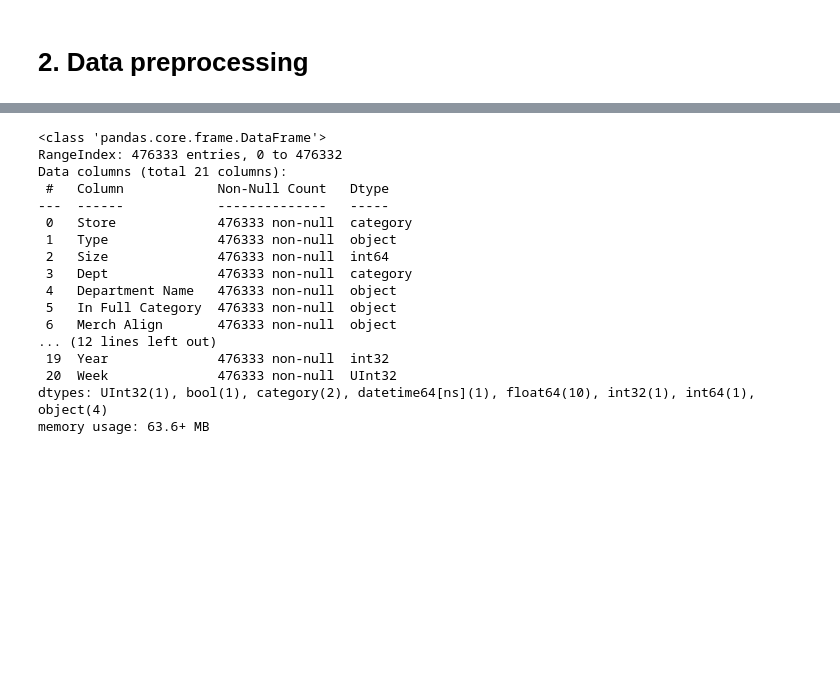
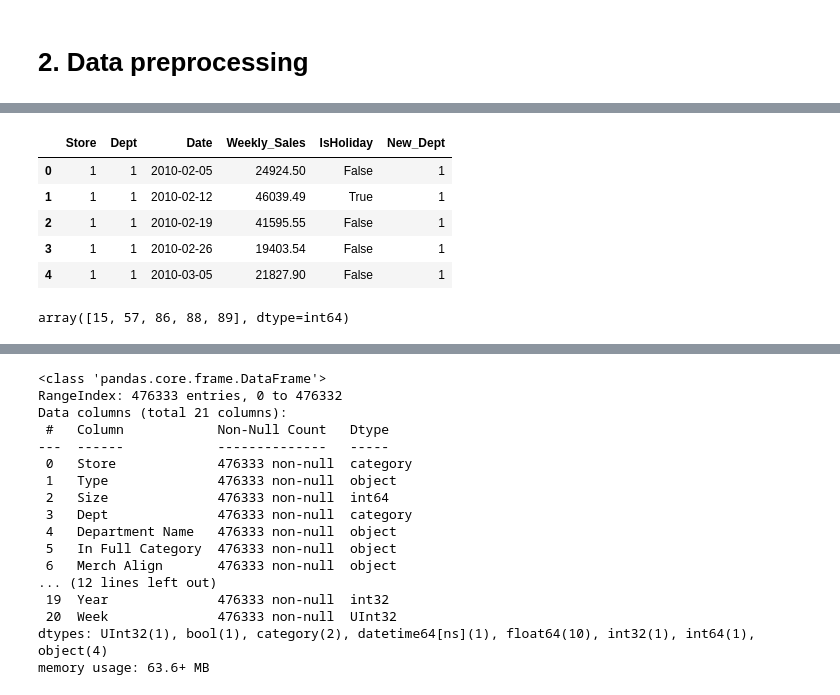
Before and after one commit to Dr-Spicy/WalmartForecast, a Jupyter notebook: Notebook.ipynb, the cells around one changed output, grey strips where cells are left out. Saved outputs shown, nothing was run; the diff lists cells and outputs as text; code cells hidden in the pictures; blank space fills up the shorter version.

```diff
--- a/Notebook.ipynb
+++ b/Notebook.ipynb
@@ -315,0 +343,10 @@ memory usage: 848.0 bytes
+# %%
+train['New_Dept'] = train['Dept']
+train.head()
+# %% [output]
+|  | Store | Dept | Date | Weekly_Sales | IsHoliday | New_Dept |
+| 0 | 1 | 1 | 2010-02-05 | 24924.50 | False | 1 |
+| 1 | 1 | 1 | 2010-02-12 | 46039.49 | True | 1 |
+| 2 | 1 | 1 | 2010-02-19 | 41595.55 | False | 1 |
+| 3 | 1 | 1 | 2010-02-26 | 19403.54 | False | 1 |
+| 4 | 1 | 1 | 2010-03-05 | 21827.90 | False | 1 |
@@ -315,0 +380,5 @@ memory usage: 848.0 bytes
+# %%
+# find the set difference between the department number in the train table and the department number in the walmart_dept table
+np.setdiff1d( np.sort(walmart_dept['Accounting Department'].unique()),np.sort(train['New_Dept'].unique()))
+# %% [output]
+array([15, 57, 86, 88, 89], dtype=int64)
```
Also changed, not shown: parts of 17 cells of this notebook, 1 other file.
